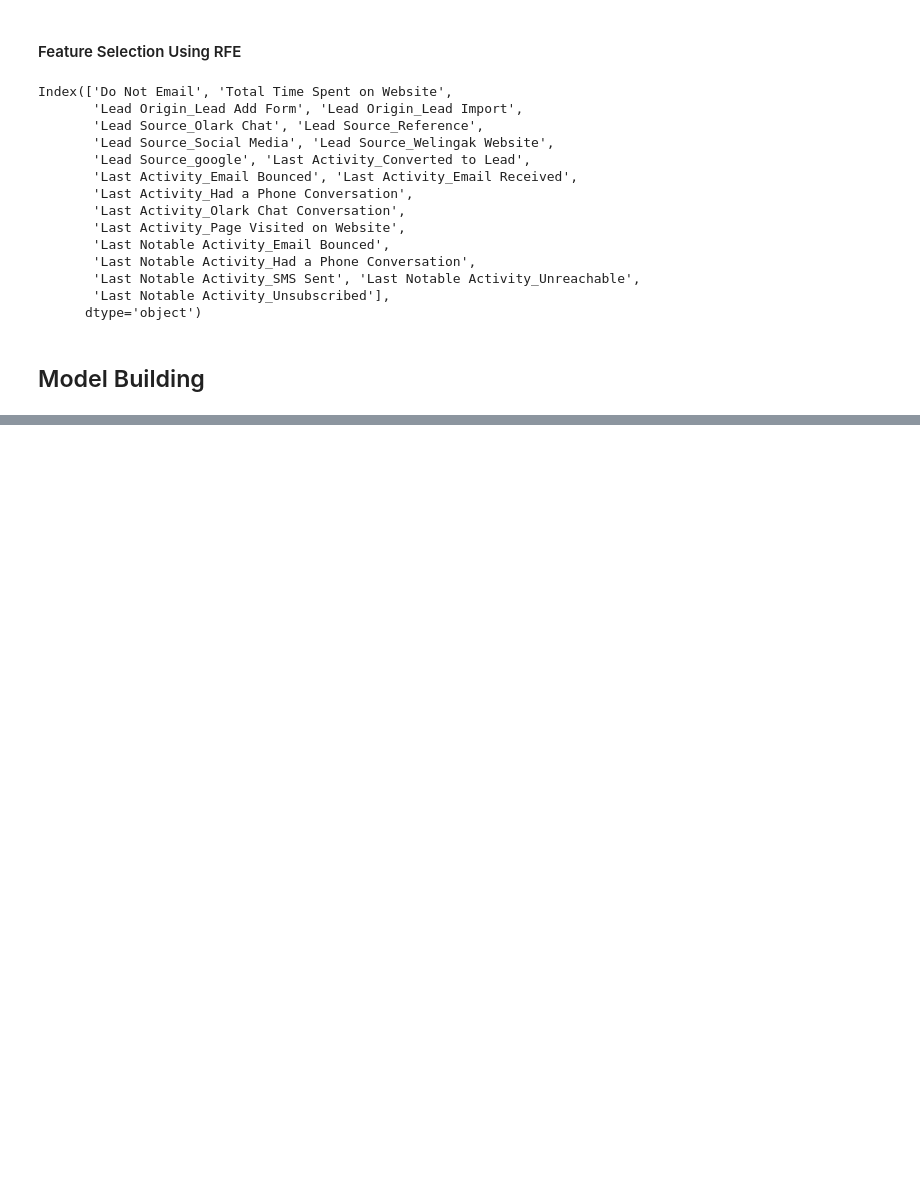
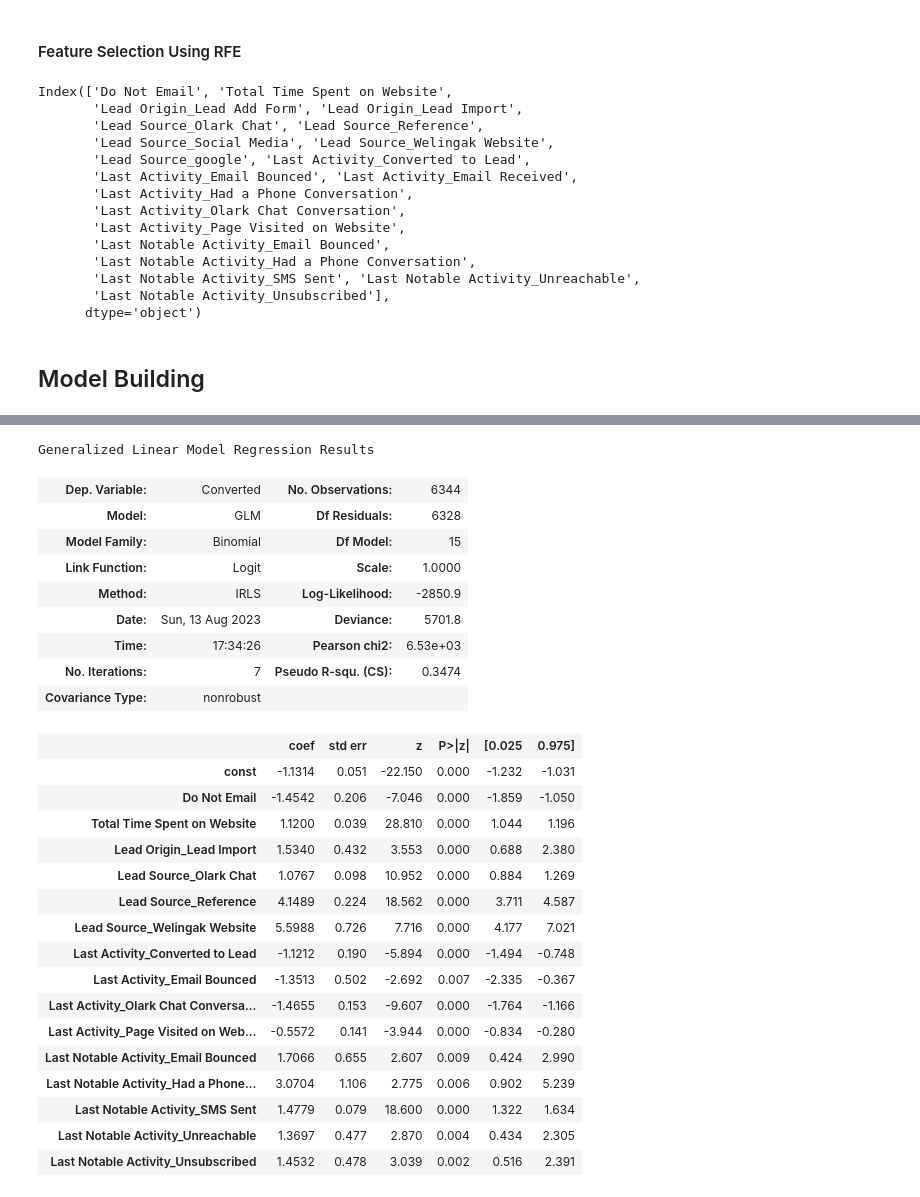
Before and after one commit to anujgupta0/Lead_Score_case_study, a Jupyter notebook: Lead_score_Case_study.ipynb, the cells around one changed output, grey strips where cells are left out. Cells and saved outputs as stored; diff of their text form; code cells hidden in the pictures; blank space fills up the shorter version.

Commit message:
Model Building

```diff
--- a/Lead_score_Case_study.ipynb
+++ b/Lead_score_Case_study.ipynb
@@ -600,0 +768,6 @@ Index(['Do Not Email', 'Total Time Spent on Website',
+# %%
+# Model 4
+X_train_sm = sm.add_constant(X_train[col3])
+logm4 = sm.GLM(y_train,X_train_sm, family = sm.families.Binomial())
+result = logm4.fit()
+result.summary()
@@ -600,0 +801,9 @@ Index(['Do Not Email', 'Total Time Spent on Website',
+# %%
+# As P value is higher so we are dropping the column
+col4= col3.drop("Last Activity_Email Received")
+# %%
+# Model 5
+X_train_sm = sm.add_constant(X_train[col4])
+logm6 = sm.GLM(y_train,X_train_sm, family = sm.families.Binomial())
+result = logm6.fit()
+result.summary()
@@ -600,0 +837,37 @@ Index(['Do Not Email', 'Total Time Spent on Website',
+# %%
+# As P value is higher so we are dropping the column
+col5= col4.drop("Last Activity_Had a Phone Conversation")
+# %%
+# Model 6
+X_train_sm = sm.add_constant(X_train[col5])
+logm6 = sm.GLM(y_train,X_train_sm, family = sm.families.Binomial())
+result = logm6.fit()
+result.summary()
+# %% [output]
+Generalized Linear Model Regression Results
+| Dep. Variable: | Converted | No. Observations: | 6344 |
+| Model: | GLM | Df Residuals: | 6328 |
+| Model Family: | Binomial | Df Model: | 15 |
+| Link Function: | Logit | Scale: | 1.0000 |
+| Method: | IRLS | Log-Likelihood: | -2850.9 |
+| Date: | Sun, 13 Aug 2023 | Deviance: | 5701.8 |
+| Time: | 17:34:26 | Pearson chi2: | 6.53e+03 |
+| No. Iterations: | 7 | Pseudo R-squ. (CS): | 0.3474 |
+| Covariance Type: | nonrobust |  |  |
+|  | coef | std err | z | P>|z| | [0.025 | 0.975] |
+| const | -1.1314 | 0.051 | -22.150 | 0.000 | -1.232 | -1.031 |
+| Do Not Email | -1.4542 | 0.206 | -7.046 | 0.000 | -1.859 | -1.050 |
+| Total Time Spent on Website | 1.1200 | 0.039 | 28.810 | 0.000 | 1.044 | 1.196 |
+| Lead Origin_Lead Import | 1.5340 | 0.432 | 3.553 | 0.000 | 0.688 | 2.380 |
+| Lead Source_Olark Chat | 1.0767 | 0.098 | 10.952 | 0.000 | 0.884 | 1.269 |
+| Lead Source_Reference | 4.1489 | 0.224 | 18.562 | 0.000 | 3.711 | 4.587 |
+| Lead Source_Welingak Website | 5.5988 | 0.726 | 7.716 | 0.000 | 4.177 | 7.021 |
+| Last Activity_Converted to Lead | -1.1212 | 0.190 | -5.894 | 0.000 | -1.494 | -0.748 |
+| Last Activity_Email Bounced | -1.3513 | 0.502 | -2.692 | 0.007 | -2.335 | -0.367 |
+| Last Activity_Olark Chat Conversa... | -1.4655 | 0.153 | -9.607 | 0.000 | -1.764 | -1.166 |
+| Last Activity_Page Visited on Web... | -0.5572 | 0.141 | -3.944 | 0.000 | -0.834 | -0.280 |
+| Last Notable Activity_Email Bounced | 1.7066 | 0.655 | 2.607 | 0.009 | 0.424 | 2.990 |
+| Last Notable Activity_Had a Phone... | 3.0704 | 1.106 | 2.775 | 0.006 | 0.902 | 5.239 |
+| Last Notable Activity_SMS Sent | 1.4779 | 0.079 | 18.600 | 0.000 | 1.322 | 1.634 |
+| Last Notable Activity_Unreachable | 1.3697 | 0.477 | 2.870 | 0.004 | 0.434 | 2.305 |
+| Last Notable Activity_Unsubscribed | 1.4532 | 0.478 | 3.039 | 0.002 | 0.516 | 2.391 |
```
Also changed, not shown: parts of 16 cells of this notebook.
